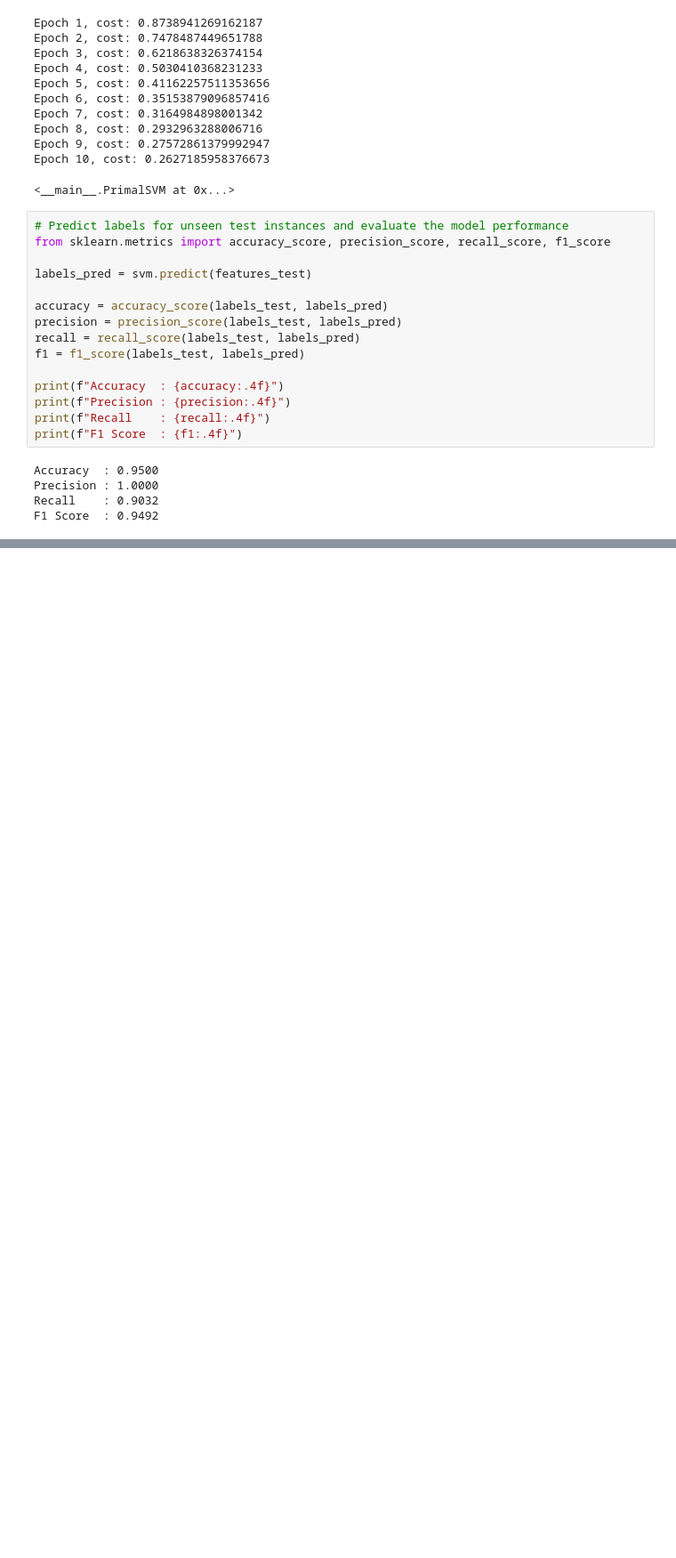
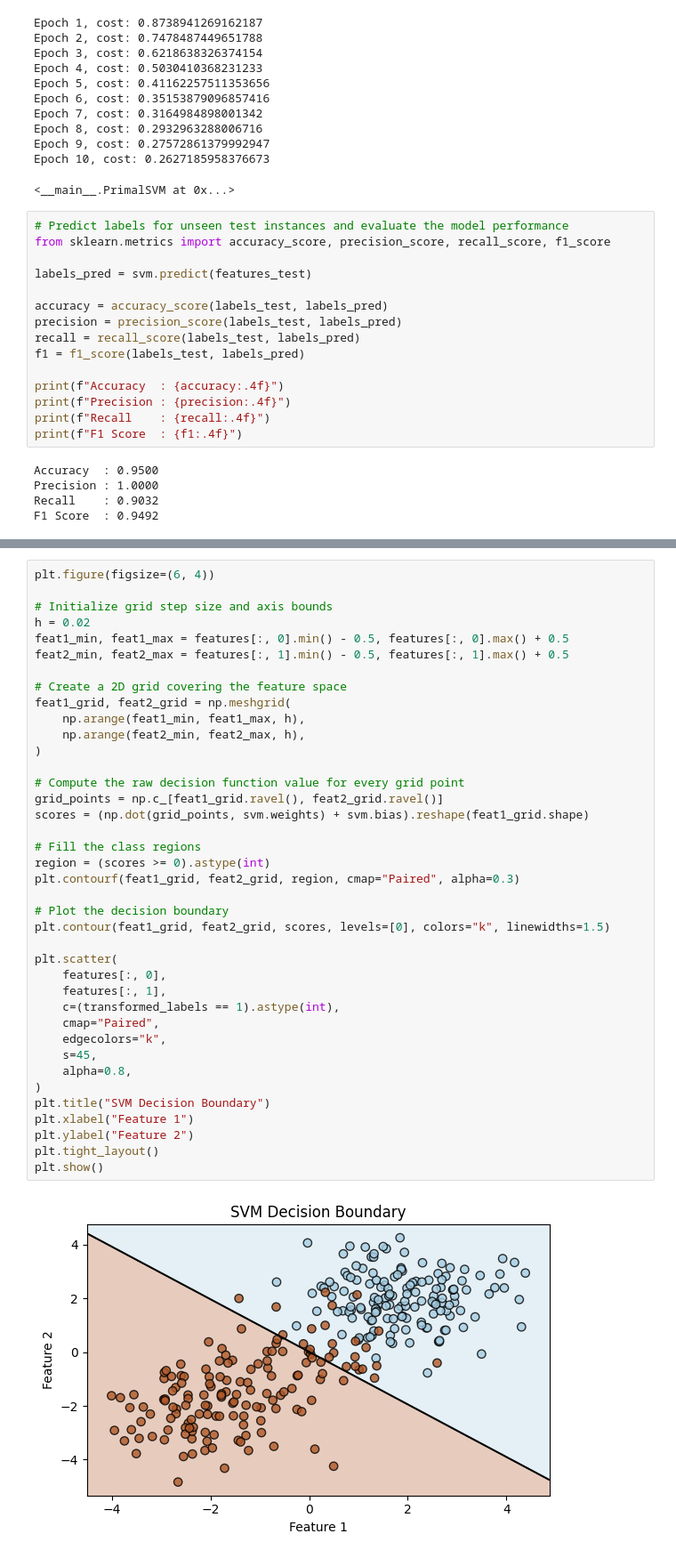
Before and after one commit to didarulilm/ml-notebooks, a Jupyter notebook: src/support_vector_machines.ipynb, the cells around one changed output, grey strips where cells are left out. Shown at 89% size. Cells and saved outputs as stored; diff of their text form; blank space fills up the shorter version.

Commit message:
implemented decision boundary visualization

```diff
--- a/src/support_vector_machines.ipynb
+++ b/src/support_vector_machines.ipynb
@@ -234,0 +240,41 @@ F1 Score  : 0.9492
+# %%
+plt.figure(figsize=(6, 4))
+
+# Initialize grid step size and axis bounds
+h = 0.02
+feat1_min, feat1_max = features[:, 0].min() - 0.5, features[:, 0].max() + 0.5
+feat2_min, feat2_max = features[:, 1].min() - 0.5, features[:, 1].max() + 0.5
+
+# Create a 2D grid covering the feature space
+feat1_grid, feat2_grid = np.meshgrid(
+    np.arange(feat1_min, feat1_max, h),
+    np.arange(feat2_min, feat2_max, h),
+)
+
+# Compute the raw decision function value for every grid point
+grid_points = np.c_[feat1_grid.ravel(), feat2_grid.ravel()]
+scores = (np.dot(grid_points, svm.weights) + svm.bias).reshape(feat1_grid.shape)
+
+# Fill the class regions
+region = (scores >= 0).astype(int)
+plt.contourf(feat1_grid, feat2_grid, region, cmap="Paired", alpha=0.3)
+
+# Plot the decision boundary
+plt.contour(feat1_grid, feat2_grid, scores, levels=[0], colors="k", linewidths=1.5)
+
+plt.scatter(
+    features[:, 0],
+    features[:, 1],
+    c=(transformed_labels == 1).astype(int),
+    cmap="Paired",
+    edgecolors="k",
+    s=45,
+    alpha=0.8,
+)
+plt.title("SVM Decision Boundary")
+plt.xlabel("Feature 1")
+plt.ylabel("Feature 2")
+plt.tight_layout()
+plt.show()
+# %% [output]
+[figure, added]
```
Also changed, not shown: parts of 4 cells of this notebook.
